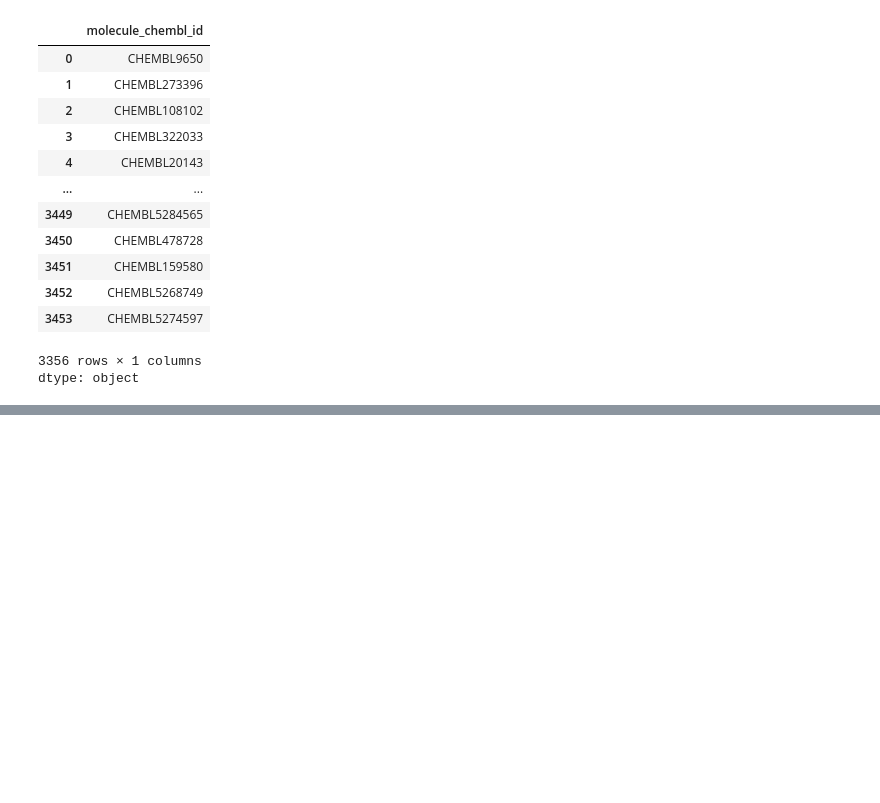
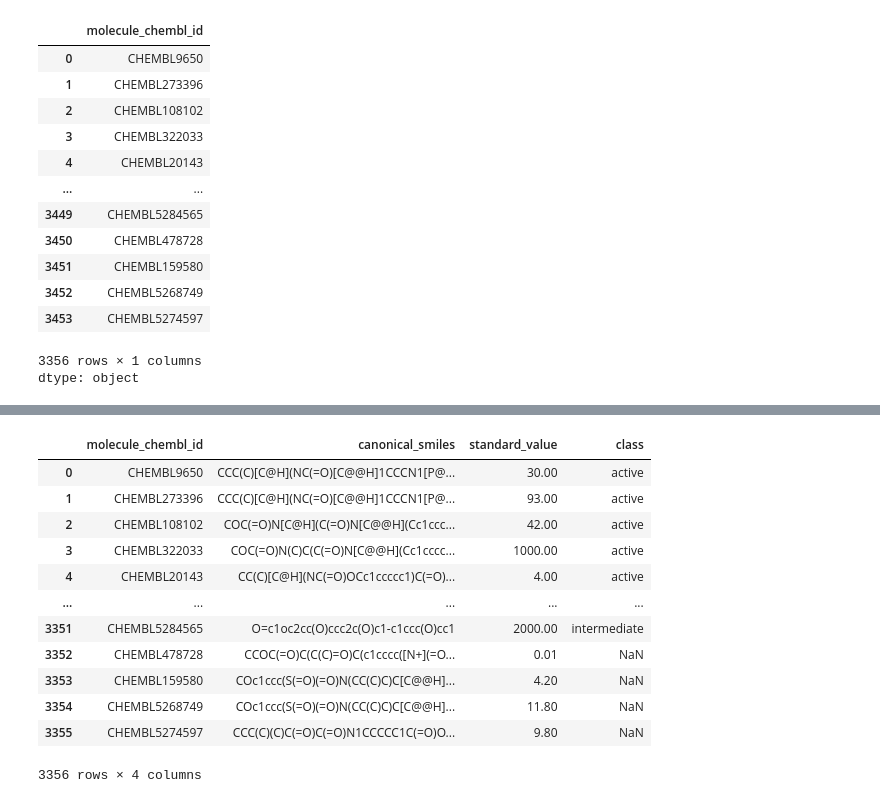
Before and after one commit to Meet2197/ChEMBL, a Jupyter notebook: bioinformatics.ipynb, the cells around one changed output, grey strips where cells are left out. Drawn from its saved outputs; the diff is of its cells as text; code cells hidden in the pictures; blank space fills up the shorter version.

```diff
--- a/bioinformatics.ipynb
+++ b/bioinformatics.ipynb
@@ -139,0 +144,8 @@ dtype: object
+# %%
+canonical_smiles = []
+for i in df2.canonical_smiles:
+  canonical_smiles.append(i)
+# %%
+standard_value = []
+for i in df2.standard_value:
+  standard_value.append(i)
@@ -139,0 +186,27 @@ dtype: object
+# %%
+df4 = pd.read_csv('bioactivity_preprocessed_data.csv')
+bioactivity_threshold = []
+for i in df4.standard_value:
+  if float(i) >= 10000:
+    bioactivity_threshold.append("inactive")
+  elif float(i) <= 1000:
+    bioactivity_threshold.append("active")
+  else:
+    bioactivity_threshold.append("intermediate")
+    bioactivity_class = pd.Series(bioactivity_threshold, name='class')
+df5 = pd.concat([df4, bioactivity_class], axis=1)
+df5
+# %% [output]
+|  | molecule_chembl_id | canonical_smiles | standard_value | class |
+| 0 | CHEMBL9650 | CCC(C)[C@H](NC(=O)[C@@H]1CCCN1[P@... | 30.00 | active |
+| 1 | CHEMBL273396 | CCC(C)[C@H](NC(=O)[C@@H]1CCCN1[P@... | 93.00 | active |
+| 2 | CHEMBL108102 | COC(=O)N[C@H](C(=O)N[C@@H](Cc1ccc... | 42.00 | active |
+| 3 | CHEMBL322033 | COC(=O)N(C)C(C(=O)N[C@@H](Cc1cccc... | 1000.00 | active |
+| 4 | CHEMBL20143 | CC(C)[C@H](NC(=O)OCc1ccccc1)C(=O)... | 4.00 | active |
+| ... | ... | ... | ... | ... |
+| 3351 | CHEMBL5284565 | O=c1oc2cc(O)ccc2c(O)c1-c1ccc(O)cc1 | 2000.00 | intermediate |
+| 3352 | CHEMBL478728 | CCOC(=O)C(C(C)=O)C(c1cccc([N+](=O... | 0.01 | NaN |
+| 3353 | CHEMBL159580 | COc1ccc(S(=O)(=O)N(CC(C)C)C[C@@H]... | 4.20 | NaN |
+| 3354 | CHEMBL5268749 | COc1ccc(S(=O)(=O)N(CC(C)C)C[C@@H]... | 11.80 | NaN |
+| 3355 | CHEMBL5274597 | CCC(C)(C)C(=O)C(=O)N1CCCCC1C(=O)O... | 9.80 | NaN |
+3356 rows × 4 columns
```
Also changed, not shown: parts of 4 cells of this notebook.
